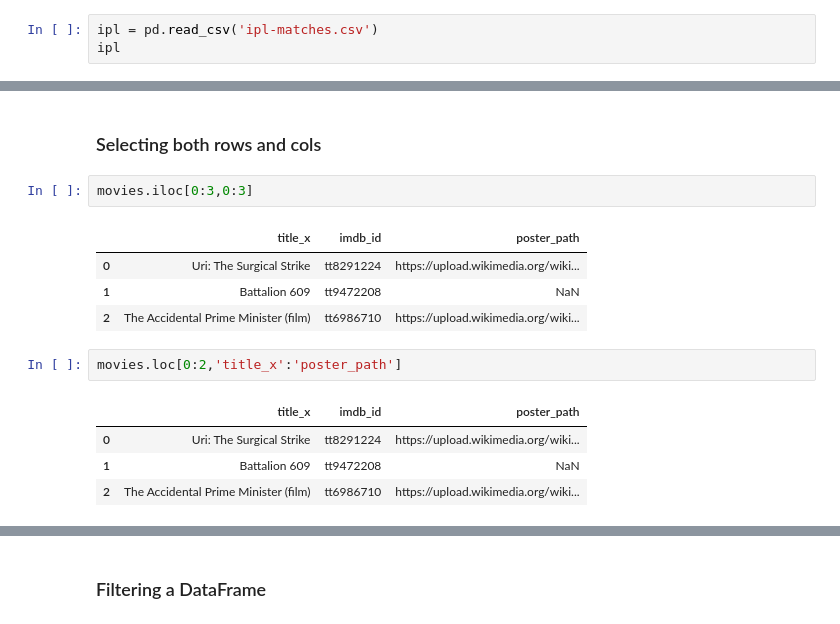
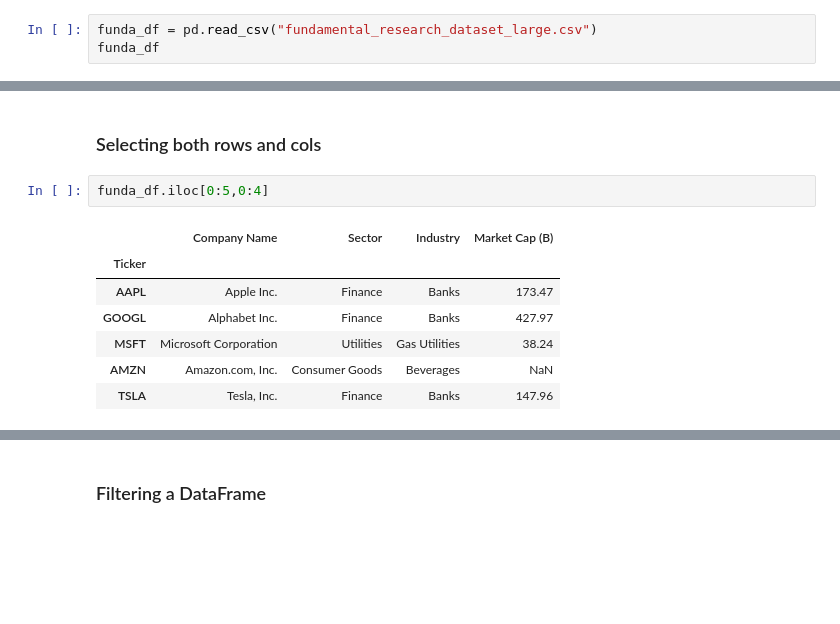
Before and after one commit to thekuldeepsingh/100-Days-Of-Hell-With-Python-Algotrading, a Jupyter notebook: Day_25_Pandas-Dataframes-In-Python-3/Day_25_Pandas-Dataframes-In-Python-3-1.ipynb, the cells around one changed output, grey strips where cells are left out. Drawn from its saved outputs; the diff is of its cells as text; blank space fills up the shorter version.

```diff
--- a/Day_25_Pandas-Dataframes-In-Python-3/Day_25_Pandas-Dataframes-In-Python-3-1.ipynb
+++ b/Day_25_Pandas-Dataframes-In-Python-3/Day_25_Pandas-Dataframes-In-Python-3-1.ipynb
@@ -62,3 +32,3 @@ movies
 # %%
-ipl = pd.read_csv('ipl-matches.csv')
-ipl
+funda_df = pd.read_csv("fundamental_research_dataset_large.csv")
+funda_df
@@ -461,16 +148,12 @@ students.iloc[[0,3,4]]
 # %% [markdown]
 ### Selecting both rows and cols
 # %%
-movies.iloc[0:3,0:3]
+funda_df.iloc[0:5,0:4]
 # %% [output]
-|  | title_x | imdb_id | poster_path |
-| 0 | Uri: The Surgical Strike | tt8291224 | https://upload.wikimedia.org/wiki... |
-| 1 | Battalion 609 | tt9472208 | NaN |
-| 2 | The Accidental Prime Minister (film) | tt6986710 | https://upload.wikimedia.org/wiki... |
+|  | Company Name | Sector | Industry | Market Cap (B) |
+| Ticker |  |  |  |  |
+| AAPL | Apple Inc. | Finance | Banks | 173.47 |
+| GOOGL | Alphabet Inc. | Finance | Banks | 427.97 |
+| MSFT | Microsoft Corporation | Utilities | Gas Utilities | 38.24 |
+| AMZN | Amazon.com, Inc. | Consumer Goods | Beverages | NaN |
+| TSLA | Tesla, Inc. | Finance | Banks | 147.96 |
-# %%
-movies.loc[0:2,'title_x':'poster_path']
-# %% [output]
-|  | title_x | imdb_id | poster_path |
-| 0 | Uri: The Surgical Strike | tt8291224 | https://upload.wikimedia.org/wiki... |
-| 1 | Battalion 609 | tt9472208 | NaN |
-| 2 | The Accidental Prime Minister (film) | tt6986710 | https://upload.wikimedia.org/wiki... |
```
Also changed, not shown: parts of 79 cells of this notebook.
